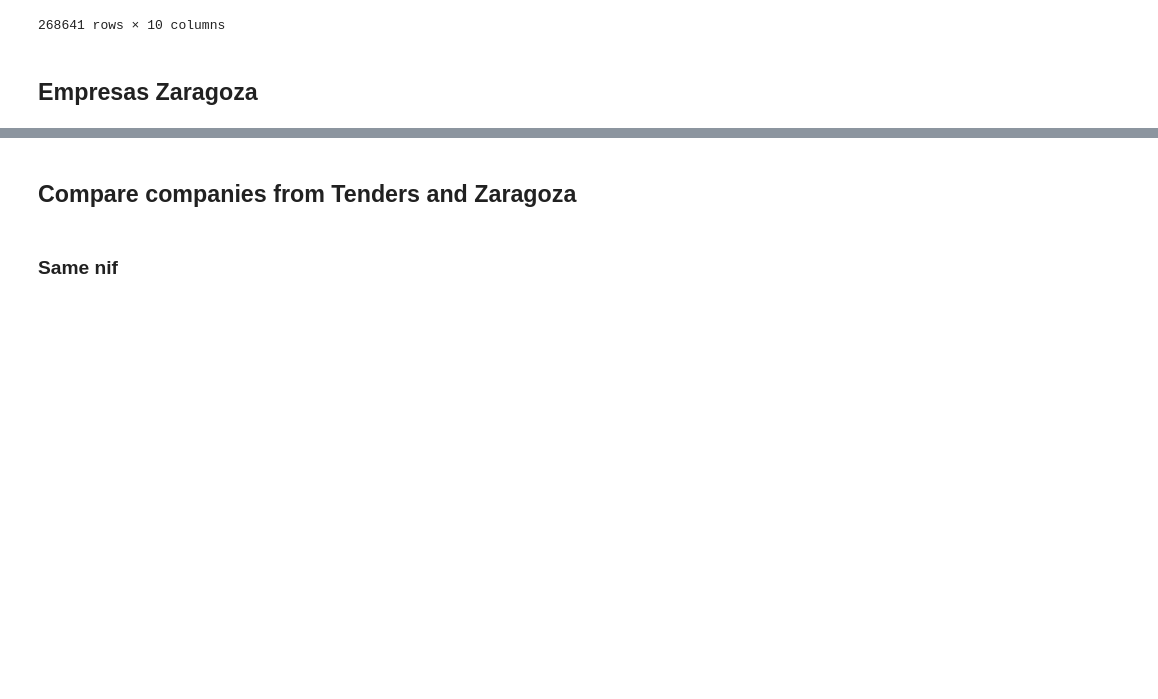
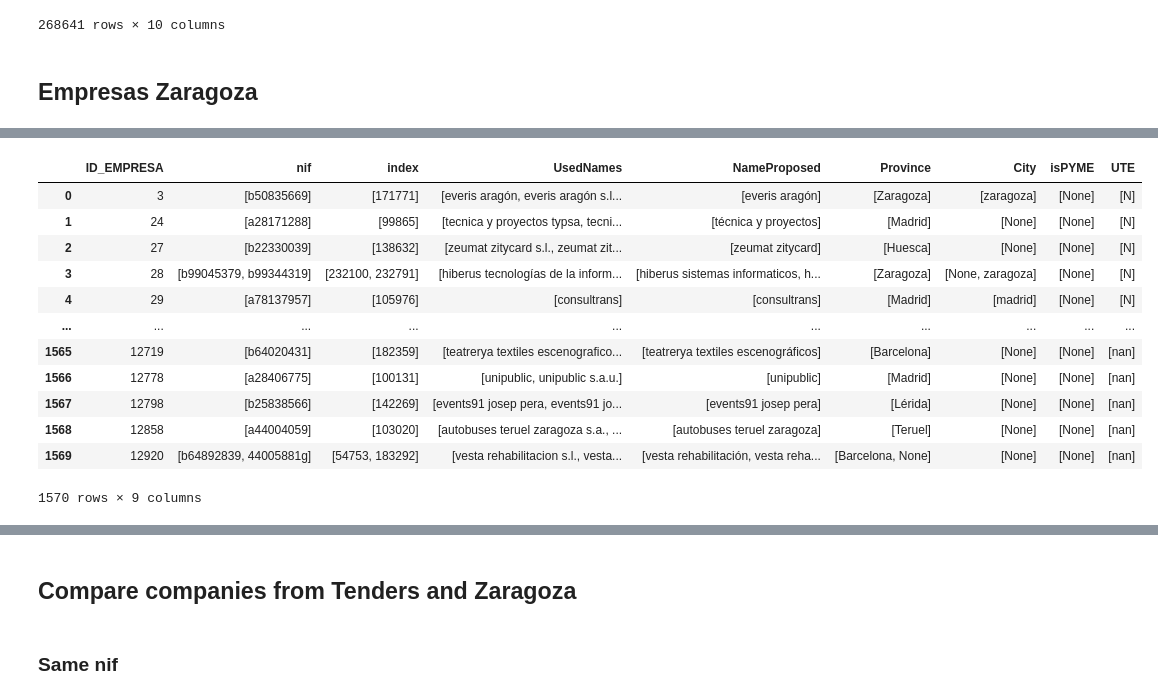
Before and after one commit to nextprocurement/NP-Company-Process, a Jupyter notebook: _test_company_proc.ipynb, the cells around one changed output, grey strips where cells are left out. Cells and saved outputs as stored; diff of their text form; code cells hidden in the pictures; blank space fills up the shorter version.

```diff
--- a/_test_company_proc.ipynb
+++ b/_test_company_proc.ipynb
@@ -627,0 +705,44 @@ provisional_company_info
+# %%
+# Buscar por nombre
+nombres_usados = own_info.explode(column="UsedNames").reset_index()
+nombres_zgz = emp_zgz[["ID_EMPRESA", "nif", "UTE", "empresa", "UsedNames"]].explode(
+    column="UsedNames"
+)
+found_by_name = pd.merge(
+    nombres_zgz, nombres_usados, left_on="UsedNames", right_on="UsedNames", how="inner"
+)
+found_by_name["nif"] = found_by_name[["nif_x", "nif_y"]].apply(
+    lambda x: list(set([el for el in x if el])), axis=1
+)
+found_by_name = (
+    found_by_name.groupby("ID_EMPRESA")
+    .agg(
+        {
+            "nif": sum,
+            "index": set,
+            "UsedNames": set,
+            "NameProposed": set,
+            "Province": set,
+            "City": set,
+            "isPYME": set,
+            "UTE": set,
+        }
+    )
+    .applymap(lambda x: list(set(x)))
+    .reset_index()
+)
+found_by_name
+# %% [output]
+|  | ID_EMPRESA | nif | index | UsedNames | NameProposed | Province | City | isPYME | UTE |
+| 0 | 3 | [b50835669] | [171771] | [everis aragón, everis aragón s.l... | [everis aragón] | [Zaragoza] | [zaragoza] | [None] | [N] |
+| 1 | 24 | [a28171288] | [99865] | [tecnica y proyectos typsa, tecni... | [técnica y proyectos] | [Madrid] | [None] | [None] | [N] |
+| 2 | 27 | [b22330039] | [138632] | [zeumat zitycard s.l., zeumat zit... | [zeumat zitycard] | [Huesca] | [None] | [None] | [N] |
+| 3 | 28 | [b99045379, b99344319] | [232100, 232791] | [hiberus tecnologías de la inform... | [hiberus sistemas informaticos, h... | [Zaragoza] | [None, zaragoza] | [None] | [N] |
+| 4 | 29 | [a78137957] | [105976] | [consultrans] | [consultrans] | [Madrid] | [madrid] | [None] | [N] |
+| ... | ... | ... | ... | ... | ... | ... | ... | ... | ... |
+| 1565 | 12719 | [b64020431] | [182359] | [teatrerya textiles escenografico... | [teatrerya textiles escenográficos] | [Barcelona] | [None] | [None] | [nan] |
+| 1566 | 12778 | [a28406775] | [100131] | [unipublic, unipublic s.a.u.] | [unipublic] | [Madrid] | [None] | [None] | [nan] |
+| 1567 | 12798 | [b25838566] | [142269] | [events91 josep pera, events91 jo... | [events91 josep pera] | [Lérida] | [None] | [None] | [nan] |
+| 1568 | 12858 | [a44004059] | [103020] | [autobuses teruel zaragoza s.a., ... | [autobuses teruel zaragoza] | [Teruel] | [None] | [None] | [nan] |
+| 1569 | 12920 | [b64892839, 44005881g] | [54753, 183292] | [vesta rehabilitacion s.l., vesta... | [vesta rehabilitación, vesta reha... | [Barcelona, None] | [None] | [None] | [nan] |
+1570 rows × 9 columns
```
Also changed, not shown: parts of 43 cells of this notebook, 3 other files.
